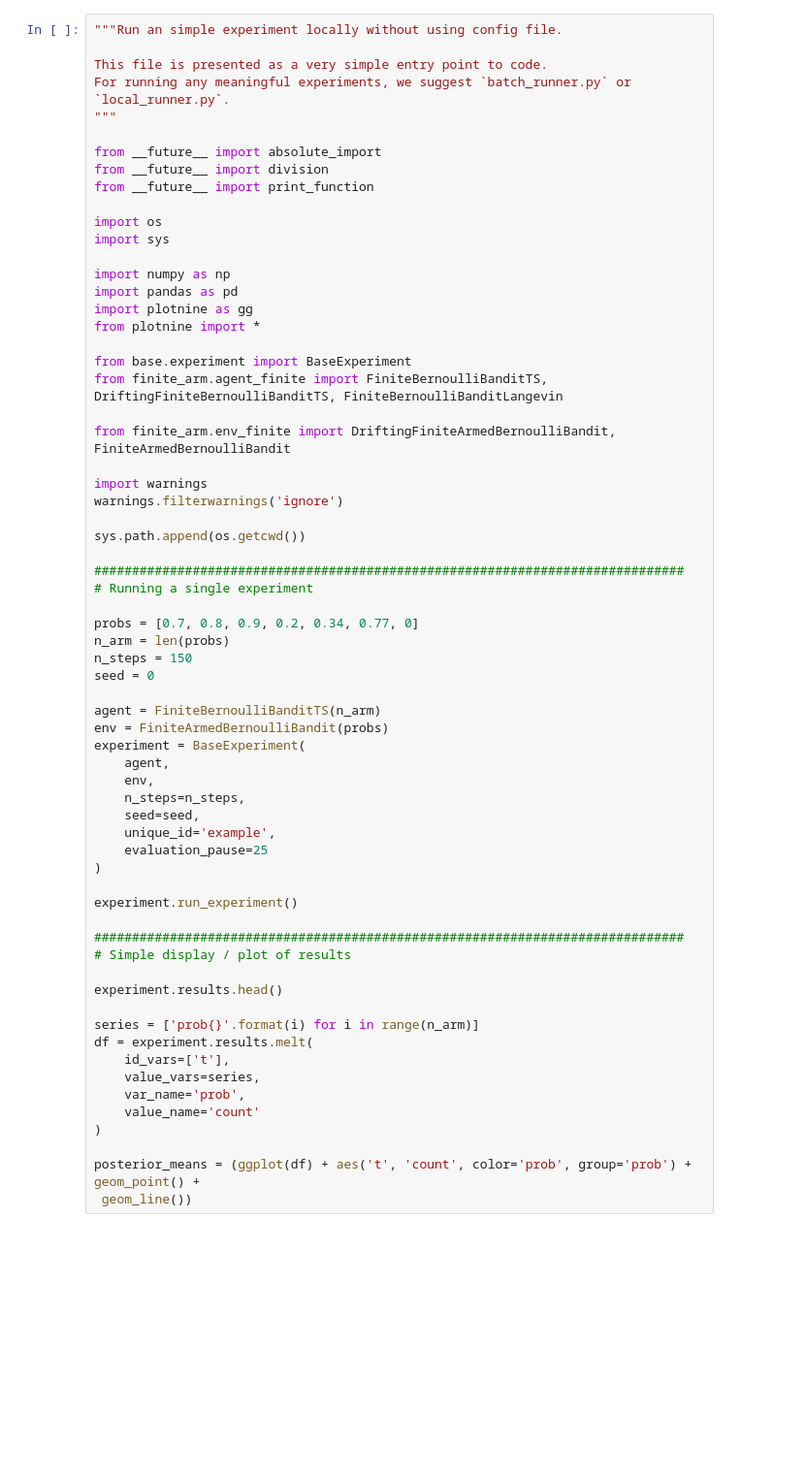
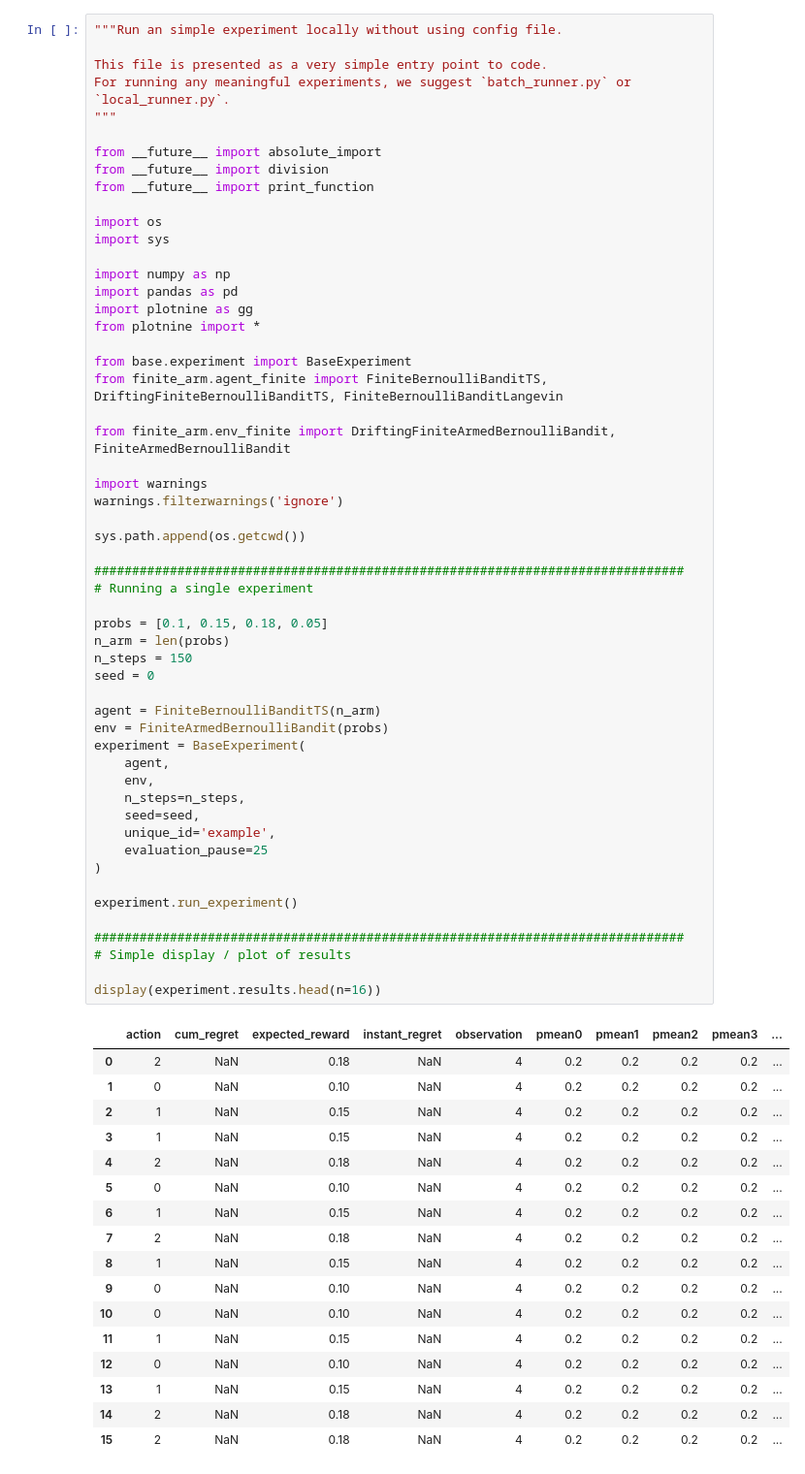
Before and after one commit to Nolski/sheriff, a Jupyter notebook: src/TS_Bandit_test.ipynb, the cells around one changed output. Shown: that part at 97% size. Saved outputs shown, nothing was run; the diff lists cells and outputs as text; blank space fills up the shorter version.

```diff
--- a/src/TS_Bandit_test.ipynb
+++ b/src/TS_Bandit_test.ipynb
@@ -24,43 +24,50 @@ from finite_arm.agent_finite import FiniteBernoulliBanditTS, DriftingFiniteBerno
 from finite_arm.env_finite import DriftingFiniteArmedBernoulliBandit, FiniteArmedBernoulliBandit
 
 import warnings
 warnings.filterwarnings('ignore')
 
 sys.path.append(os.getcwd())
 
 ##############################################################################
 # Running a single experiment
 
-probs = [0.7, 0.8, 0.9, 0.2, 0.34, 0.77, 0]
+probs = [0.1, 0.15, 0.18, 0.05]
 n_arm = len(probs)
 n_steps = 150
 seed = 0
 
 agent = FiniteBernoulliBanditTS(n_arm)
 env = FiniteArmedBernoulliBandit(probs)
 experiment = BaseExperiment(
     agent,
     env,
     n_steps=n_steps,
     seed=seed,
     unique_id='example',
     evaluation_pause=25
 )
 
 experiment.run_experiment()
 
 ##############################################################################
 # Simple display / plot of results
 
-experiment.results.head()
-
-series = ['prob{}'.format(i) for i in range(n_arm)]
-df = experiment.results.melt(
-    id_vars=['t'],
-    value_vars=series,
-    var_name='prob',
-    value_name='count'
-)
-
-posterior_means = (ggplot(df) + aes('t', 'count', color='prob', group='prob') + geom_point() +
- geom_line())
+display(experiment.results.head(n=16))
+# %% [output]
+|  | action | cum_regret | expected_reward | instant_regret | observation | pmean0 | pmean1 | pmean2 | pmean3 | ... |
+| 0 | 2 | NaN | 0.18 | NaN | 4 | 0.2 | 0.2 | 0.2 | 0.2 | ... |
+| 1 | 0 | NaN | 0.10 | NaN | 4 | 0.2 | 0.2 | 0.2 | 0.2 | ... |
+| 2 | 1 | NaN | 0.15 | NaN | 4 | 0.2 | 0.2 | 0.2 | 0.2 | ... |
+| 3 | 1 | NaN | 0.15 | NaN | 4 | 0.2 | 0.2 | 0.2 | 0.2 | ... |
+| 4 | 2 | NaN | 0.18 | NaN | 4 | 0.2 | 0.2 | 0.2 | 0.2 | ... |
+| 5 | 0 | NaN | 0.10 | NaN | 4 | 0.2 | 0.2 | 0.2 | 0.2 | ... |
+| 6 | 1 | NaN | 0.15 | NaN | 4 | 0.2 | 0.2 | 0.2 | 0.2 | ... |
+| 7 | 2 | NaN | 0.18 | NaN | 4 | 0.2 | 0.2 | 0.2 | 0.2 | ... |
+| 8 | 1 | NaN | 0.15 | NaN | 4 | 0.2 | 0.2 | 0.2 | 0.2 | ... |
+| 9 | 0 | NaN | 0.10 | NaN | 4 | 0.2 | 0.2 | 0.2 | 0.2 | ... |
+| 10 | 0 | NaN | 0.10 | NaN | 4 | 0.2 | 0.2 | 0.2 | 0.2 | ... |
+| 11 | 1 | NaN | 0.15 | NaN | 4 | 0.2 | 0.2 | 0.2 | 0.2 | ... |
+| 12 | 0 | NaN | 0.10 | NaN | 4 | 0.2 | 0.2 | 0.2 | 0.2 | ... |
+| 13 | 1 | NaN | 0.15 | NaN | 4 | 0.2 | 0.2 | 0.2 | 0.2 | ... |
+| 14 | 2 | NaN | 0.18 | NaN | 4 | 0.2 | 0.2 | 0.2 | 0.2 | ... |
+| 15 | 2 | NaN | 0.18 | NaN | 4 | 0.2 | 0.2 | 0.2 | 0.2 | ... |
```
Also changed, not shown: parts of 9 cells of this notebook, 2 other files.
